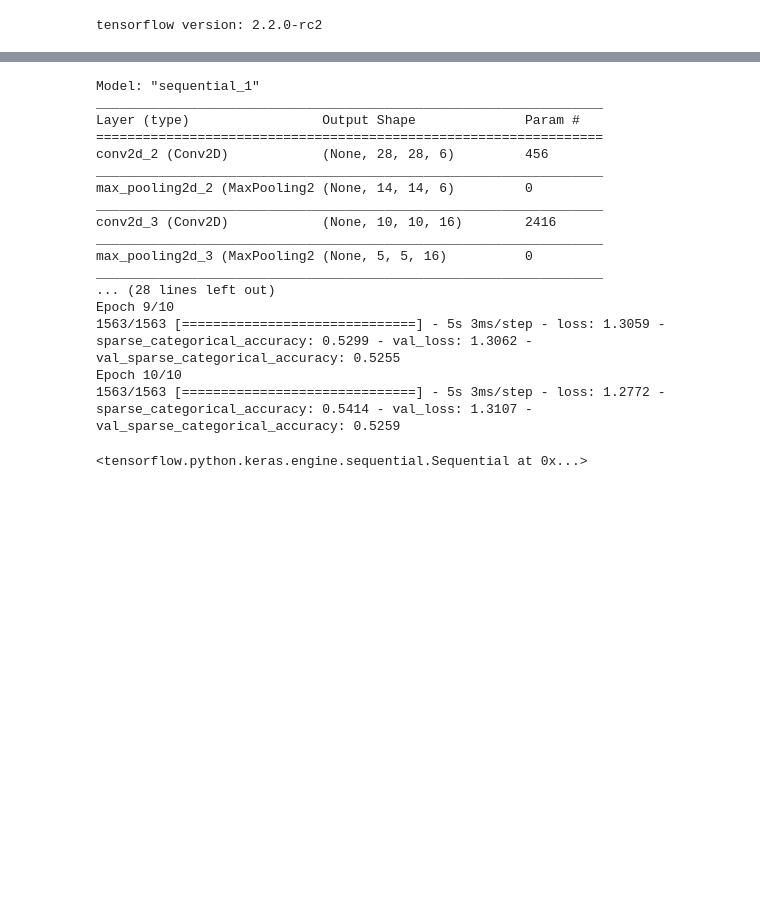
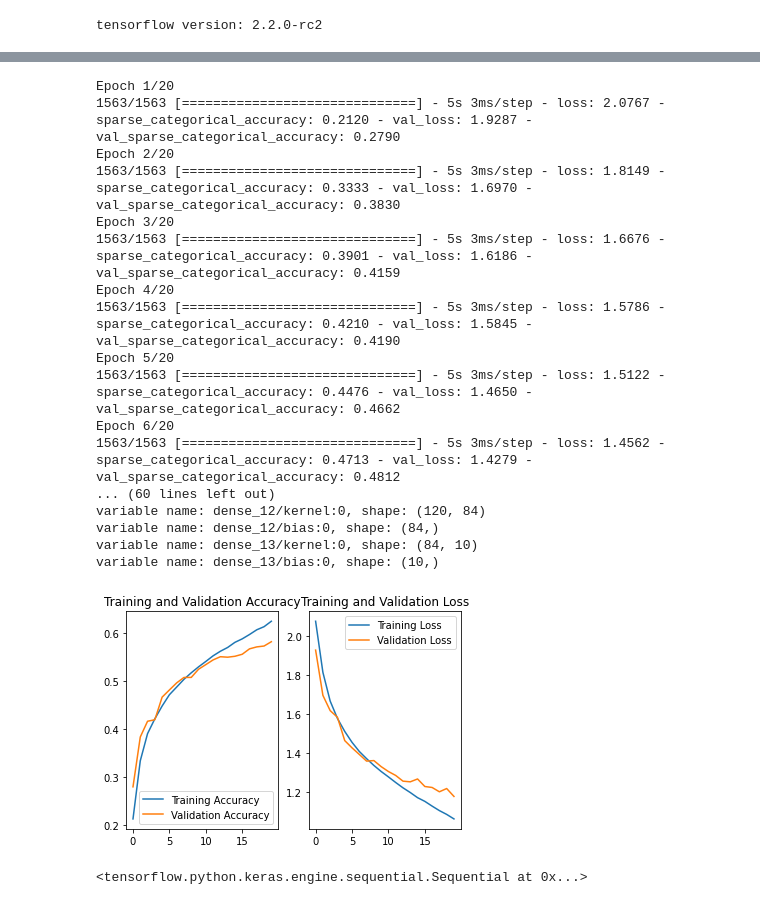
Before and after one commit to bingxl/example, a Jupyter notebook: python/cnn.ipynb, the cells around one changed output, grey strips where cells are left out. Drawn from its saved outputs; the diff is of its cells as text; code cells hidden in the pictures; blank space fills up the shorter version.

```diff
--- a/python/cnn.ipynb
+++ b/python/cnn.ipynb
@@ -38,42 +22,77 @@ def train(model, epochs=5, plot=True):
+# %%
+def train(model, epochs=20, plot=True):
+    model.compile(
+        optimizer='adam',
+        loss=tf.keras.losses.SparseCategoricalCrossentropy(from_logits=False),
+        metrics=['sparse_categorical_accuracy']
+    )
+
+    history = model.fit(x_train, y_train, epochs=epochs, validation_data=(x_test, y_test))
+    print('############# the model summary ##############')
+    model.summary()
+    print('################## model weights ##########################')
+    for v in model.trainable_variables:
+        print(f'variable name: {v.name}, shape: {v.shape}')
+    if plot:
+        # 显示训练集和验证集的acc和loss曲线
+        acc = history.history['sparse_categorical_accuracy']
+        val_acc = history.history['val_sparse_categorical_accuracy']
+        loss = history.history['loss']
+        val_loss = history.history['val_loss']
+
+        plt.subplot(1, 2, 1)
+        plt.plot(acc, label='Training Accuracy')
+        plt.plot(val_acc, label='Validation Accuracy')
+        plt.title('Training and Validation Accuracy')
+        plt.legend()
+
+        plt.subplot(1, 2, 2)
+        plt.plot(loss, label='Training Loss')
+        plt.plot(val_loss, label='Validation Loss')
+        plt.title('Training and Validation Loss')
+        plt.legend()
+        plt.show()
+        pass
 # %%
 def LeNet():
     # leNet最初始的卷积神经网络
     # LeNet还没有dropout， 激活函数常用sigmoid
     layers = tf.keras.layers
     model = tf.keras.Sequential([
         input_layer,
         layers.Conv2D(filters=6, strides=1, kernel_size=(5, 5), padding='valid', activation='sigmoid'),
         layers.MaxPool2D(pool_size=(2, 2), strides=2, padding='valid'),
 
         layers.Conv2D(filters=16, kernel_size=(5, 5), strides=1, padding='valid', activation='sigmoid'),
         layers.MaxPool2D(pool_size=(2, 2), strides=2, padding='valid'),
 
         layers.Flatten(),
         layers.Dense(120, activation='sigmoid'),
         layers.Dense(84, activation='sigmoid'),
         layers.Dense(10, activation='softmax')
     ])
-    train(model, epochs=10)
+    train(model)
     return model
 LeNet()
 # %% [output]
-Model: "sequential_1"
-_________________________________________________________________
-Layer (type)                 Output Shape              Param #
-=================================================================
-conv2d_2 (Conv2D)            (None, 28, 28, 6)         456
-_________________________________________________________________
-max_pooling2d_2 (MaxPooling2 (None, 14, 14, 6)         0
-_________________________________________________________________
-conv2d_3 (Conv2D)            (None, 10, 10, 16)        2416
-_________________________________________________________________
-max_pooling2d_3 (MaxPooling2 (None, 5, 5, 16)          0
-_________________________________________________________________
-... (28 lines left out)
-Epoch 9/10
-1563/1563 [==============================] - 5s 3ms/step - loss: 1.3059 - sparse_categorical_accuracy: 0.5299 - val_loss: 1.3062 - val_sparse_categorical_accuracy: 0.5255
-Epoch 10/10
-1563/1563 [==============================] - 5s 3ms/step - loss: 1.2772 - sparse_categorical_accuracy: 0.5414 - val_loss: 1.3107 - val_sparse_categorical_accuracy: 0.5259
+Epoch 1/20
+1563/1563 [==============================] - 5s 3ms/step - loss: 2.0767 - sparse_categorical_accuracy: 0.2120 - val_loss: 1.9287 - val_sparse_categorical_accuracy: 0.2790
+Epoch 2/20
+1563/1563 [==============================] - 5s 3ms/step - loss: 1.8149 - sparse_categorical_accuracy: 0.3333 - val_loss: 1.6970 - val_sparse_categorical_accuracy: 0.3830
+Epoch 3/20
+1563/1563 [==============================] - 5s 3ms/step - loss: 1.6676 - sparse_categorical_accuracy: 0.3901 - val_loss: 1.6186 - val_sparse_categorical_accuracy: 0.4159
+Epoch 4/20
+1563/1563 [==============================] - 5s 3ms/step - loss: 1.5786 - sparse_categorical_accuracy: 0.4210 - val_loss: 1.5845 - val_sparse_categorical_accuracy: 0.4190
+Epoch 5/20
+1563/1563 [==============================] - 5s 3ms/step - loss: 1.5122 - sparse_categorical_accuracy: 0.4476 - val_loss: 1.4650 - val_sparse_categorical_accuracy: 0.4662
+Epoch 6/20
+1563/1563 [==============================] - 5s 3ms/step - loss: 1.4562 - sparse_categorical_accuracy: 0.4713 - val_loss: 1.4279 - val_sparse_categorical_accuracy: 0.4812
+... (60 lines left out)
+variable name: dense_12/kernel:0, shape: (120, 84)
+variable name: dense_12/bias:0, shape: (84,)
+variable name: dense_13/kernel:0, shape: (84, 10)
+variable name: dense_13/bias:0, shape: (10,)
+[figure, added]
 <tensorflow.python.keras.engine.sequential.Sequential at 0x...>
 # %%
 def AlexNet():
```
Also changed, not shown: parts of 8 cells of this notebook.
